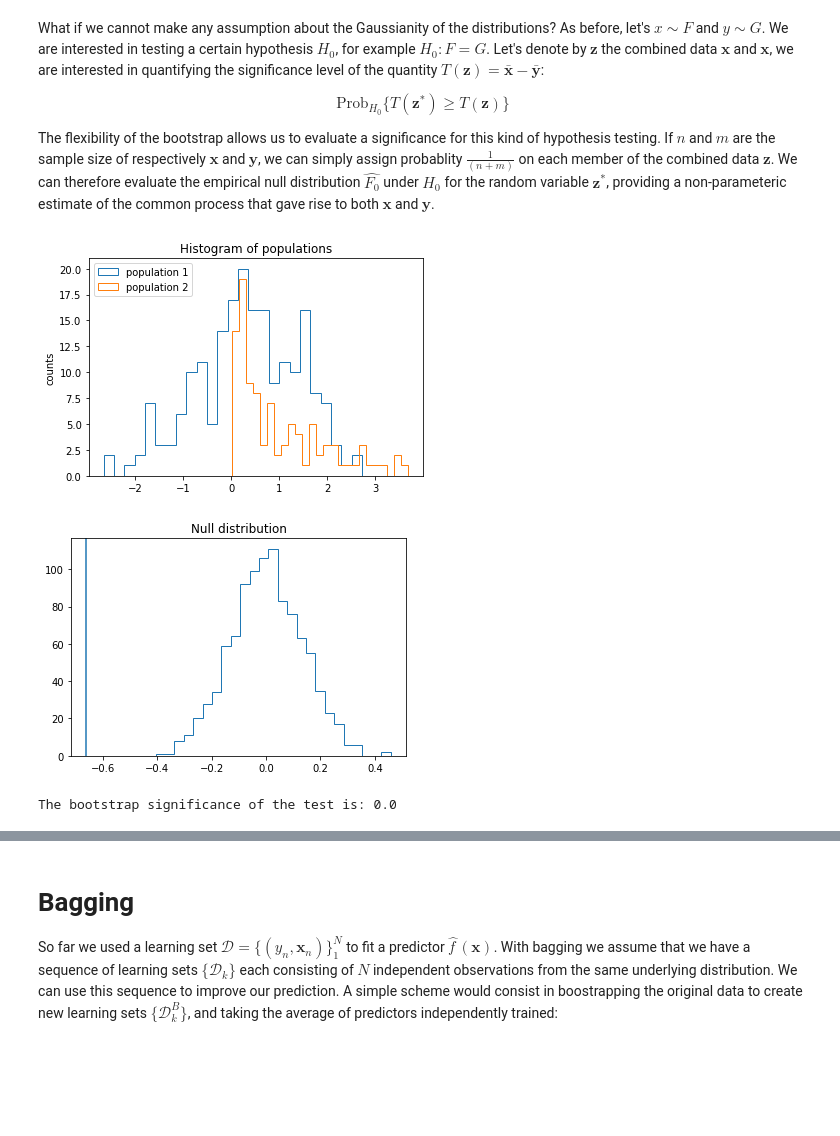
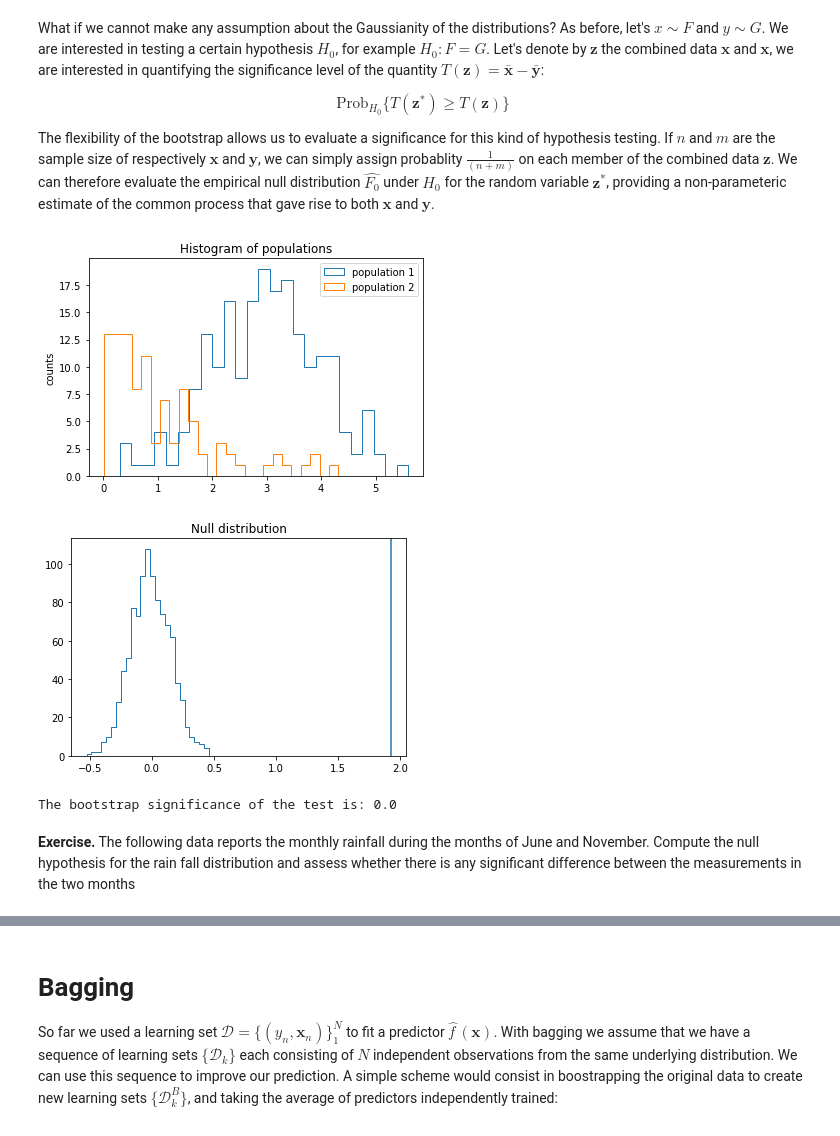
Before and after one commit to marcolorenzi/marcolorenzi.github.io, a Jupyter notebook: material/Resampling/lesson4.ipynb, the cells around one changed output, grey strips where cells are left out. Cells and saved outputs as stored; diff of their text form; code cells hidden in the pictures; blank space fills up the shorter version.

```diff
--- a/material/Resampling/lesson4.ipynb
+++ b/material/Resampling/lesson4.ipynb
@@ -211,17 +265,17 @@ The flexibility of the bootstrap allows us to evaluate a significance for this k
 # %%
 # We create 2 different populations, following different distributions
 # The theory for parametric hypothesis testing cannot be used anymore
-x = np.random.normal(size=200) + 0.3
+x = np.random.normal(size=200) + 3
 y = np.random.exponential(size=100)
 
 plt.hist(x, 25, histtype='step', label = 'population 1')
 plt.hist(y, 25, histtype='step', label = 'population 2')
 plt.title('Histogram of populations')
 plt.ylabel('counts')
 plt.legend()
 plt.show()
 # %% [output]
-[figure, old version]
+[figure, new version]
 # %%
 T = np.mean(x)-np.mean(y)
 
@@ -236,7 +290,9 @@ z_star = np.random.choice(z, (B, n+m), replace=True)
 # For each pair of bootstrap samples we compute the associated statistic
 T_bootstrap = []
 for i in range(B):
-    T_bootstrap.append(np.mean(z_star[i,:n]) - np.mean(z_star[i,n:]))
+    synthetic_x = z_star[i,:n]
+    synthetic_y = z_star[i,n:]
+    T_bootstrap.append(np.mean(synthetic_x ) - np.mean(synthetic_y))
 
 # Plotting the null hypothesis distribution
 plt.hist(T_bootstrap, 25, histtype='step')
@@ -249,5 +305,7 @@ bootstrap_stat = np.sum(np.abs(T)>np.abs(T_bootstrap))/B
 
 print('The bootstrap significance of the test is: ' + str(1-bootstrap_stat))
 # %% [output]
-[figure, old version]
+[figure, new version]
 The bootstrap significance of the test is: 0.0
+# %% [markdown]
+**Exercise.** The following data reports the monthly rainfall during the months of June and November. Compute the null hypothesis for the rain fall distribution and assess whether there is any significant difference between the measurements in the two months
```
Also changed, not shown: parts of 24 cells of this notebook, 2 other files.
